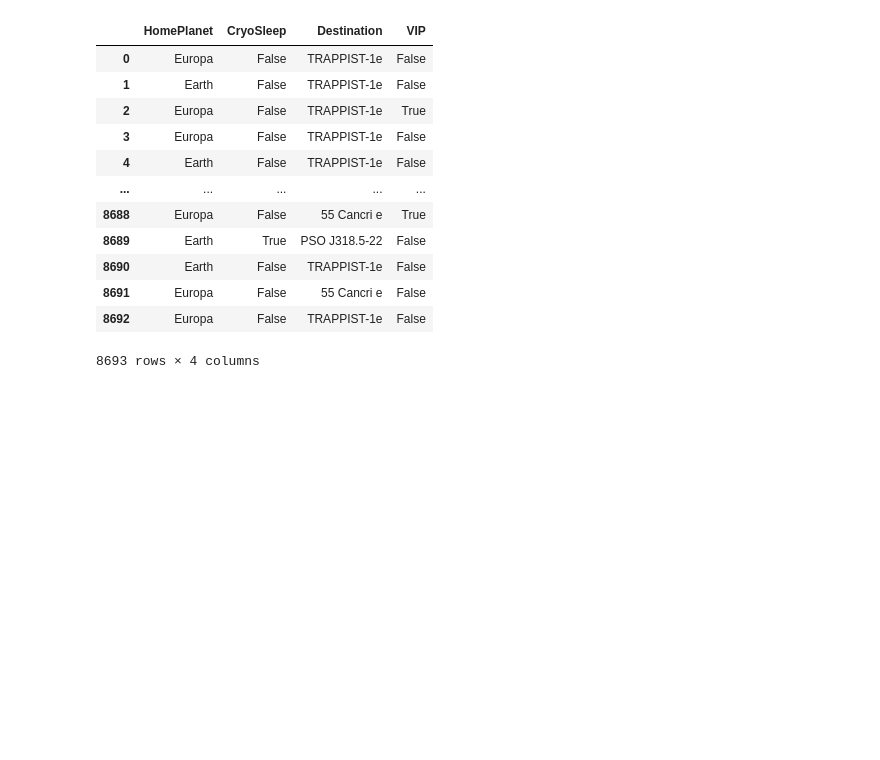
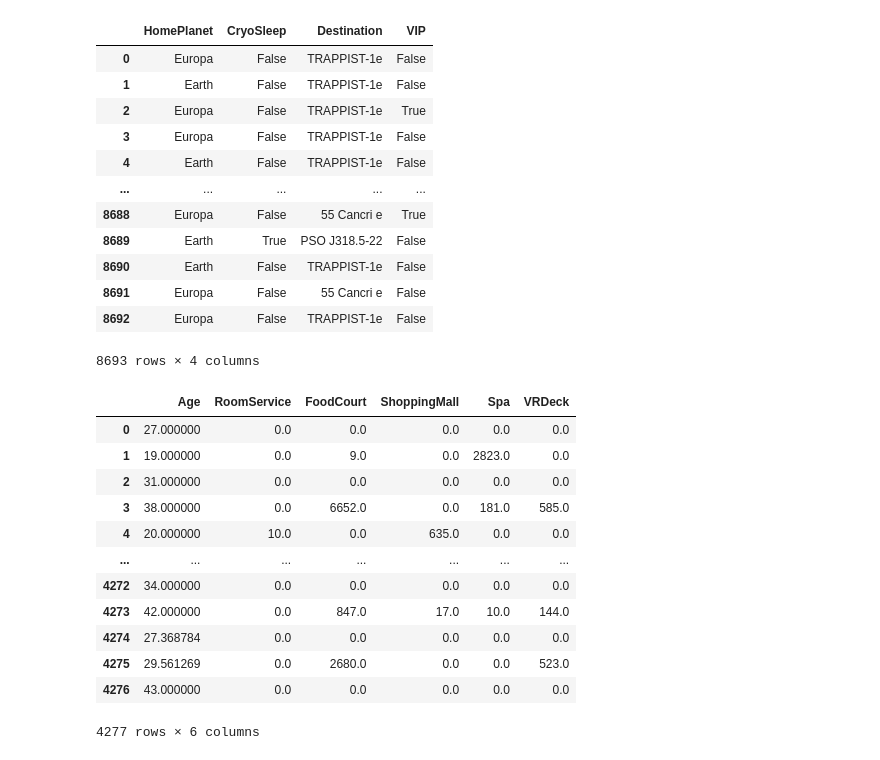
Before and after one commit to AHNDUHONG/Project_01, a Jupyter notebook: spaceshiptitanic-test-02.ipynb, the cells around one changed output. Saved outputs shown, nothing was run; the diff lists cells and outputs as text; code cells hidden in the pictures; blank space fills up the shorter version.

```diff
--- a/spaceshiptitanic-test-02.ipynb
+++ b/spaceshiptitanic-test-02.ipynb
@@ -356,3 +363,19 @@ train[cat_col]
 | 8691 | Europa | False | 55 Cancri e | False |
 | 8692 | Europa | False | TRAPPIST-1e | False |
 8693 rows × 4 columns
+# %%
+test[num_col]
+# %% [output]
+|  | Age | RoomService | FoodCourt | ShoppingMall | Spa | VRDeck |
+| 0 | 27.000000 | 0.0 | 0.0 | 0.0 | 0.0 | 0.0 |
+| 1 | 19.000000 | 0.0 | 9.0 | 0.0 | 2823.0 | 0.0 |
+| 2 | 31.000000 | 0.0 | 0.0 | 0.0 | 0.0 | 0.0 |
+| 3 | 38.000000 | 0.0 | 6652.0 | 0.0 | 181.0 | 585.0 |
+| 4 | 20.000000 | 10.0 | 0.0 | 635.0 | 0.0 | 0.0 |
+| ... | ... | ... | ... | ... | ... | ... |
+| 4272 | 34.000000 | 0.0 | 0.0 | 0.0 | 0.0 | 0.0 |
+| 4273 | 42.000000 | 0.0 | 847.0 | 17.0 | 10.0 | 144.0 |
+| 4274 | 27.368784 | 0.0 | 0.0 | 0.0 | 0.0 | 0.0 |
+| 4275 | 29.561269 | 0.0 | 2680.0 | 0.0 | 0.0 | 523.0 |
+| 4276 | 43.000000 | 0.0 | 0.0 | 0.0 | 0.0 | 0.0 |
+4277 rows × 6 columns
```
Also changed, not shown: parts of 27 cells of this notebook.
